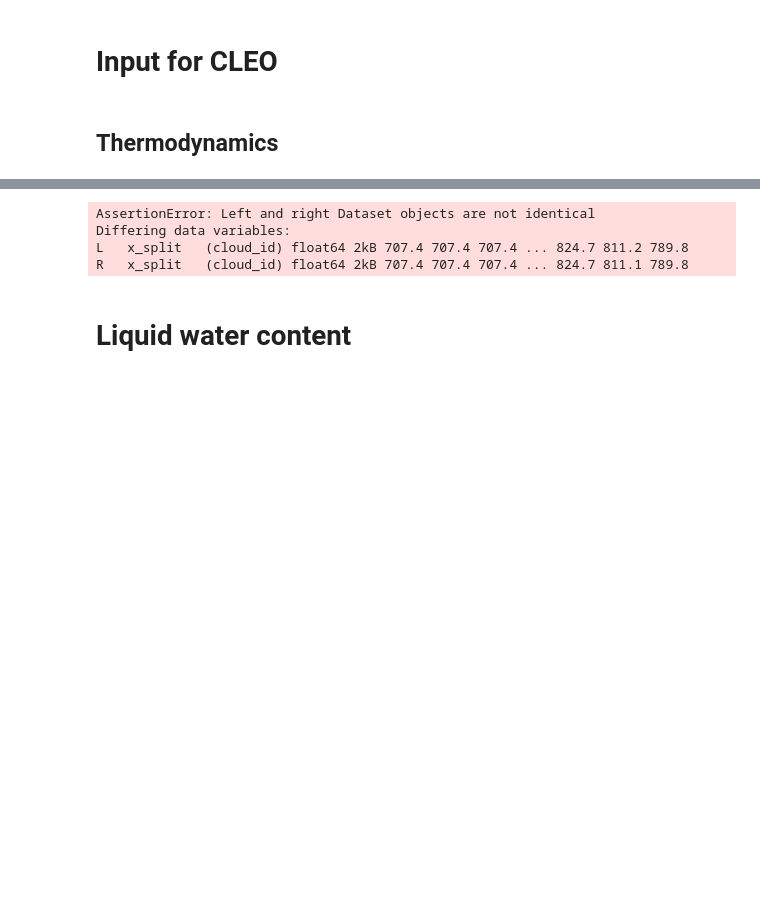
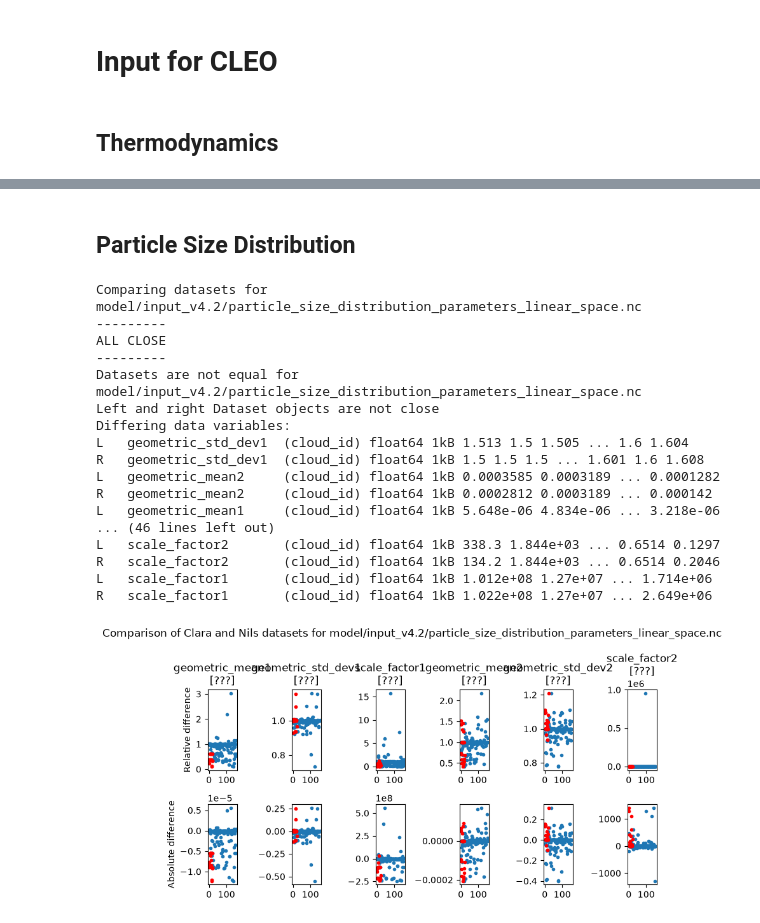
Before and after one commit to nilsnevertree/sdm-eurec4a, a Jupyter notebook: notebooks/issues/xxx/debuggind.ipynb, the cells around one changed output, grey strips where cells are left out. Saved outputs shown, nothing was run; the diff lists cells and outputs as text; code cells hidden in the pictures; blank space fills up the shorter version.

```diff
--- a/notebooks/issues/xxx/debuggind.ipynb
+++ b/notebooks/issues/xxx/debuggind.ipynb
@@ -89,15 +246,25 @@ array([-2.34140425e+09, -2.34103712e+09, -2.34075590e+09, ...,
+# %% [markdown]
+## Particle Size Distribution
 # %%
-d = get_clara_nils_dataset(relative_path=Path("model/input_v4.2/potential_temperature_parameters.nc"))
-
-clara_pt = d["clara"]
-nils_pt = d["nils"]
-
-xrt.assert_allclose(clara_pt, nils_pt, rtol=1e-10, atol=1e3)
-xrt.assert_identical(clara_pt, nils_pt)
+relative_path=Path("model/input_v4.2/particle_size_distribution_parameters_linear_space.nc")
+compare_clara_nils_dataset(relative_path=relative_path)
+plot_clara_nils_dataset(relative_path=relative_path)
 # %% [output]
-AssertionError: Left and right Dataset objects are not identical
+Comparing datasets for model/input_v4.2/particle_size_distribution_parameters_linear_space.nc
+---------
+ALL CLOSE
+---------
+Datasets are not equal for model/input_v4.2/particle_size_distribution_parameters_linear_space.nc
+Left and right Dataset objects are not close
 Differing data variables:
-L   x_split   (cloud_id) float64 2kB 707.4 707.4 707.4 ... 824.7 811.2 789.8
-R   x_split   (cloud_id) float64 2kB 707.4 707.4 707.4 ... 824.7 811.1 789.8
+L   geometric_std_dev1  (cloud_id) float64 1kB 1.513 1.5 1.505 ... 1.6 1.604
+R   geometric_std_dev1  (cloud_id) float64 1kB 1.5 1.5 1.5 ... 1.601 1.6 1.608
+L   geometric_mean2     (cloud_id) float64 1kB 0.0003585 0.0003189 ... 0.0001282
+R   geometric_mean2     (cloud_id) float64 1kB 0.0002812 0.0003189 ... 0.000142
+L   geometric_mean1     (cloud_id) float64 1kB 5.648e-06 4.834e-06 ... 3.218e-06
+... (46 lines left out)
+L   scale_factor2       (cloud_id) float64 1kB 338.3 1.844e+03 ... 0.6514 0.1297
+R   scale_factor2       (cloud_id) float64 1kB 134.2 1.844e+03 ... 0.6514 0.2046
+L   scale_factor1       (cloud_id) float64 1kB 1.012e+08 1.27e+07 ... 1.714e+06
+R   scale_factor1       (cloud_id) float64 1kB 1.022e+08 1.27e+07 ... 2.649e+06
+[figure, added]
-# %% [markdown]
-# Liquid water content
```
Also changed, not shown: parts of 16 cells of this notebook.
